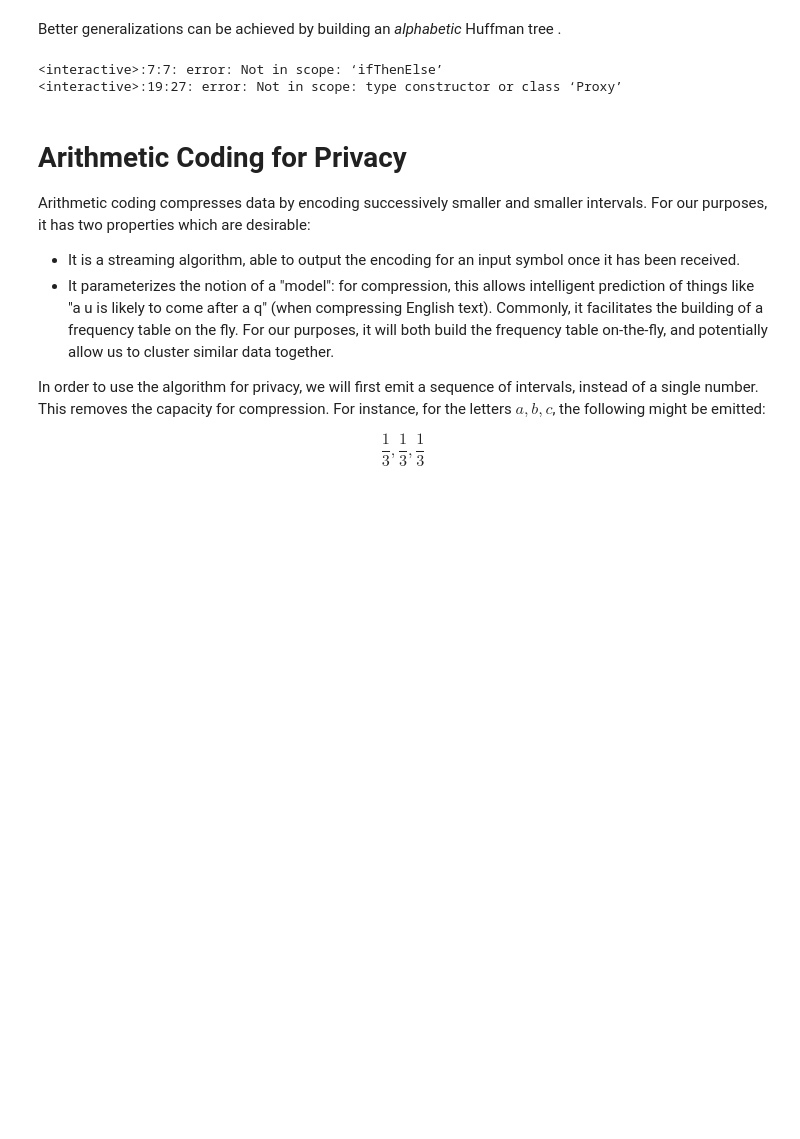
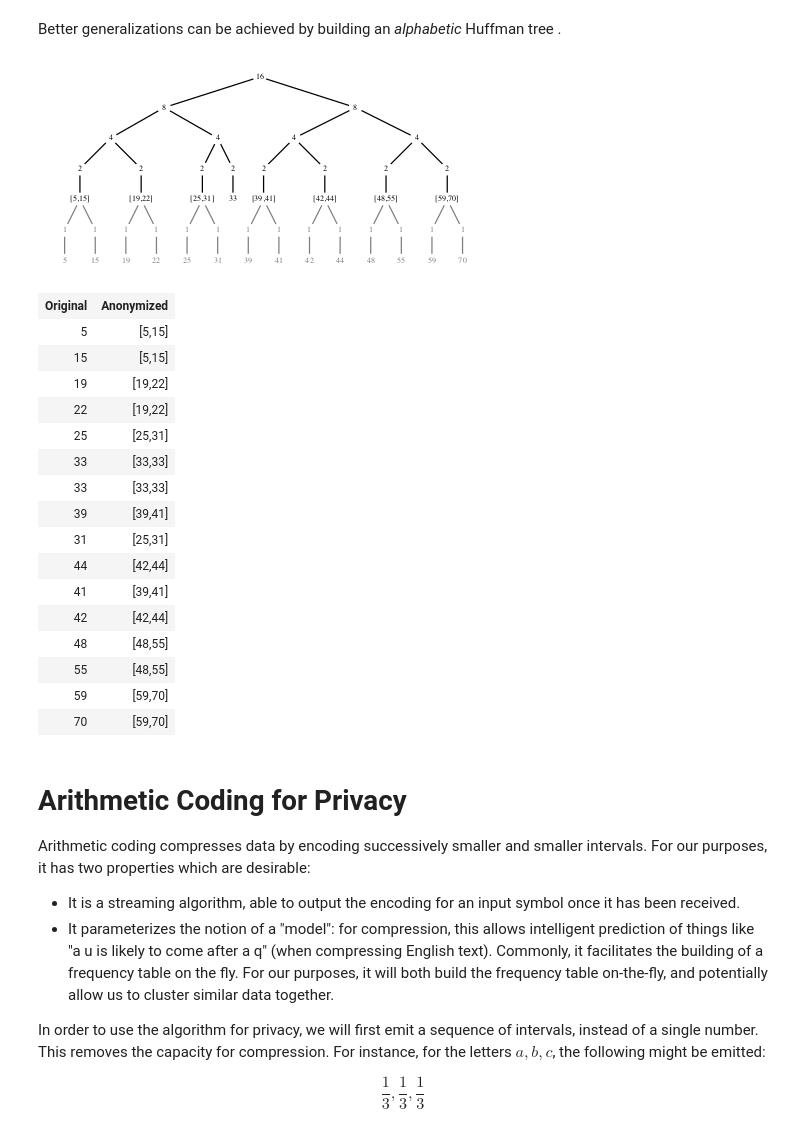
Before and after one commit to oisdk/IHaskell, a Jupyter notebook: notebooks/Privacy.ipynb, the cells around one changed output. Drawn from its saved outputs; the diff is of its cells as text; code cells hidden in the pictures; blank space fills up the shorter version.

Commit message:
working with type applications etc

```diff
--- a/notebooks/Privacy.ipynb
+++ b/notebooks/Privacy.ipynb
@@ -361,37 +368,54 @@ Better generalizations can be achieved by building an *alphabetic* Huffman tree
 # %%
 import           Control.Monad.State
 import qualified Data.Map.Strict     as Map
 import           Data.Foldable       (Foldable(..))
 
-buildAlphHuffman :: Histogram (Count a) a -> Tree (Count a) a
+import qualified Prelude as Num
+
+buildAlphHuffman :: Histogram Count a -> Tree Count a
 buildAlphHuffman xs = evalState (go c) (Map.toList (getMeasures xs))
   where
-    c = toEnum (length xs)
+    c = getCount (getGeneralization (foldMap Generalization (getMeasures xs)))
     go n = do
-      (x,i) <- gets head
+      (x,Count i) <- gets head
       if i >= n
         then do
           modify tail
-          pure (Leaf i x)
+          pure (Leaf (Count i) x)
         else do
           let m = n `div` 2
           ls <- go m
-          rs <- go (n - measure ls)
-          pure (Node (measure ls + measure rs) ls rs)
+          let nxt = n Prelude.- (getCount (measure ls))
+          if nxt <= 0 then pure ls else do
+            rs <- go nxt
+            pure (Node (measure ls + measure rs) ls rs)
 
-alphHuffmanTree :: Ord a => [a] -> Tree (Count a) a
-alphHuffmanTree = buildAlphHuffman . buildHistogram
+alphHuffmanTree :: Ord a => [a] -> Tree Count a
+alphHuffmanTree = buildAlphHuffman . generalize
 
-k2agesAlph =
-    privateTree (Proxy :: Proxy (Range Int)) (2<=) (alphHuffmanTree ages)
+k2agesAlph = privateTree @ Range (2<=) (alphHuffmanTree ages)
 k2agesAlph
-anonTable
-    (pure . show :: Range Int -> IO String)
-    (anonMapping (2<=) (alphHuffmanTree ages))
-    ages
+
+anonTablePure @ Range (anonMapping (2<=) (alphHuffmanTree ages)) ages
 # %% [output]
-<interactive>:7:7: error: Not in scope: ‘ifThenElse’
-<interactive>:19:27: error: Not in scope: type constructor or class ‘Proxy’
+[figure, added]
+| Original | Anonymized |
+| 5 | [5,15] |
+| 15 | [5,15] |
+| 19 | [19,22] |
+| 22 | [19,22] |
+| 25 | [25,31] |
+| 33 | [33,33] |
+| 33 | [33,33] |
+| 39 | [39,41] |
+| 31 | [25,31] |
+| 44 | [42,44] |
+| 41 | [39,41] |
+| 42 | [42,44] |
+| 48 | [48,55] |
+| 55 | [48,55] |
+| 59 | [59,70] |
+| 70 | [59,70] |
 # %% [markdown]
 # Arithmetic Coding for Privacy
 
```
Also changed, not shown: parts of 22 cells of this notebook, 10 other files.
